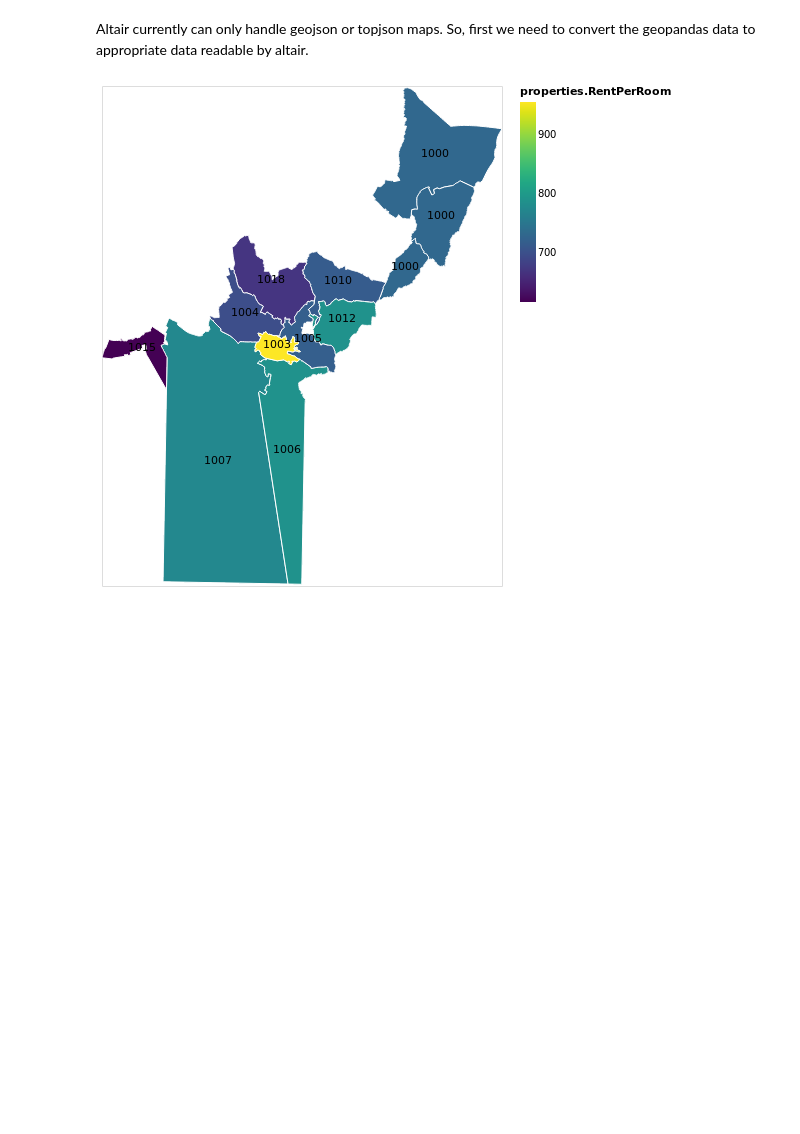
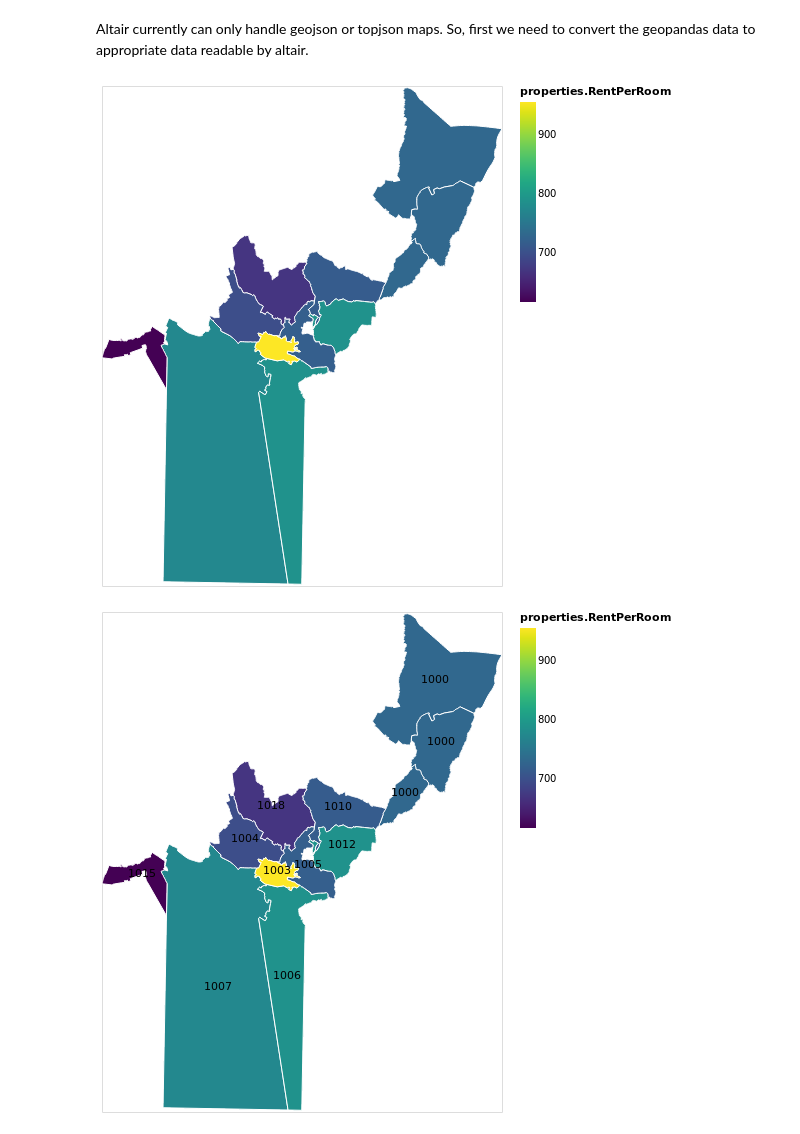
Before and after one commit to hamedrazavi/rental_analysis_switzerland_immoscout24, a Jupyter notebook: src/rental_analysis_lausanne.ipynb, the cells around one changed output. Drawn from its saved outputs; the diff is of its cells as text; code cells hidden in the pictures; blank space fills up the shorter version.

```diff
--- a/src/rental_analysis_lausanne.ipynb
+++ b/src/rental_analysis_lausanne.ipynb
@@ -310,6 +329,10 @@ alt_rentPerRoom = alt.Chart(alt_laus).mark_geoshape(
     width = 400,
     height = 500
 )
+# %%
+alt_rentPerRoom
+# %% [output]
+[figure, added]
 # %%
 text  = alt.Chart(alt_laus).mark_text(
 
```
Also changed, not shown: parts of 8 cells of this notebook, 5 other files.
